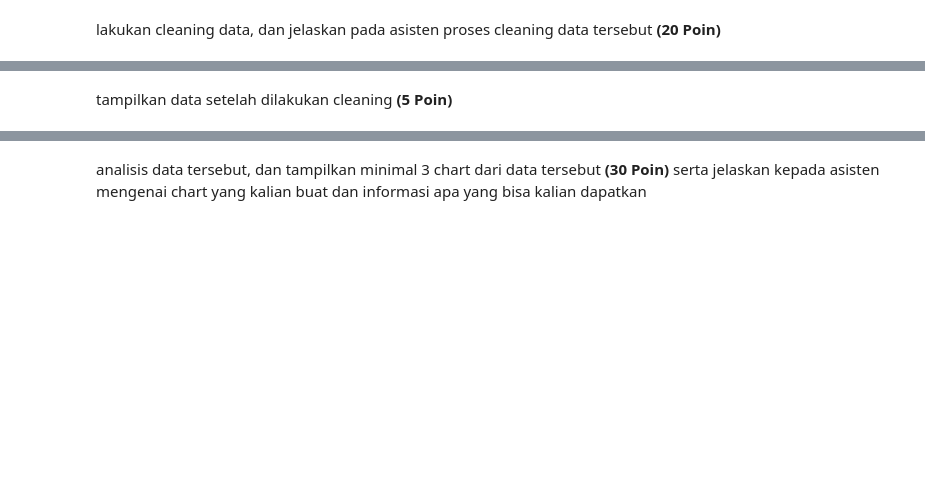
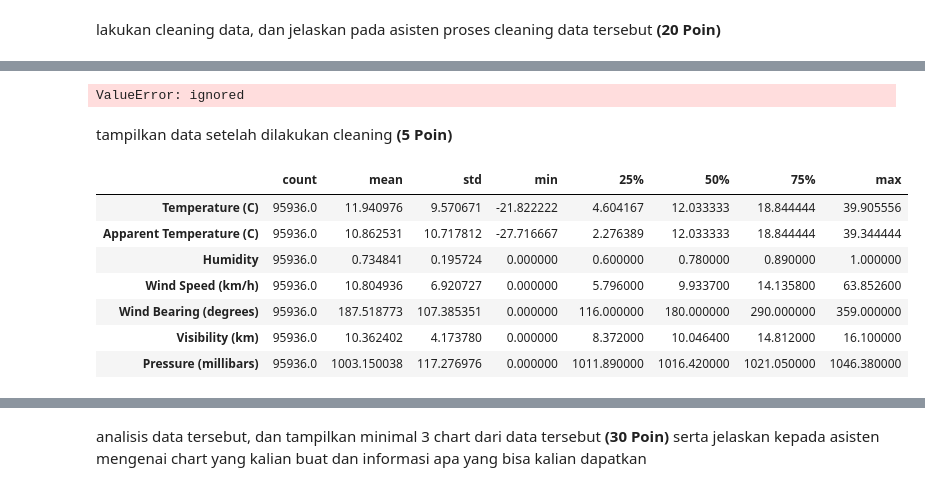
Before and after one commit to ivandwinugraha/Data-Maining, a Jupyter notebook: Tugas_Praktikum_Modul_2_Penggalian_Data.ipynb, the cells around one changed output, grey strips where cells are left out. Saved outputs shown, nothing was run; the diff lists cells and outputs as text; code cells hidden in the pictures; blank space fills up the shorter version.

```diff
--- a/Tugas_Praktikum_Modul_2_Penggalian_Data.ipynb
+++ b/Tugas_Praktikum_Modul_2_Penggalian_Data.ipynb
@@ -43,0 +213,4 @@ lakukan cleaning data, dan jelaskan pada asisten proses cleaning data tersebut *
+# %%
+dfcl = dfcl.astype({ "Daily Summary": float})
+# %% [output]
+ValueError: ignored
@@ -45,3 +233,13 @@ lakukan cleaning data, dan jelaskan pada asisten proses cleaning data tersebut *
 tampilkan data setelah dilakukan cleaning **(5 Poin)**
 # %%
 ### tulis kode disini
+dfcl.describe().T
+# %% [output]
+|  | count | mean | std | min | 25% | 50% | 75% | max |
+| Temperature (C) | 95936.0 | 11.940976 | 9.570671 | -21.822222 | 4.604167 | 12.033333 | 18.844444 | 39.905556 |
+| Apparent Temperature (C) | 95936.0 | 10.862531 | 10.717812 | -27.716667 | 2.276389 | 12.033333 | 18.844444 | 39.344444 |
+| Humidity | 95936.0 | 0.734841 | 0.195724 | 0.000000 | 0.600000 | 0.780000 | 0.890000 | 1.000000 |
+| Wind Speed (km/h) | 95936.0 | 10.804936 | 6.920727 | 0.000000 | 5.796000 | 9.933700 | 14.135800 | 63.852600 |
+| Wind Bearing (degrees) | 95936.0 | 187.518773 | 107.385351 | 0.000000 | 116.000000 | 180.000000 | 290.000000 | 359.000000 |
+| Visibility (km) | 95936.0 | 10.362402 | 4.173780 | 0.000000 | 8.372000 | 10.046400 | 14.812000 | 16.100000 |
+| Pressure (millibars) | 95936.0 | 1003.150038 | 117.276976 | 0.000000 | 1011.890000 | 1016.420000 | 1021.050000 | 1046.380000 |
```
Also changed, not shown: parts of 24 cells of this notebook.
